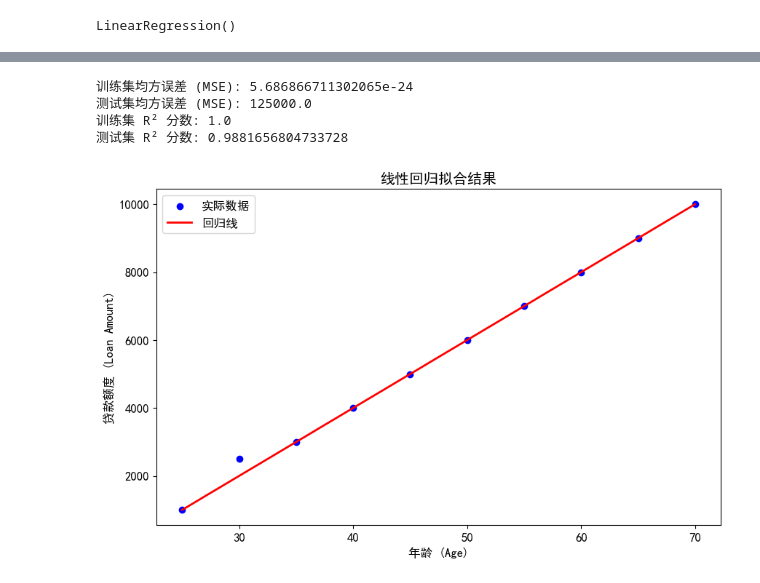
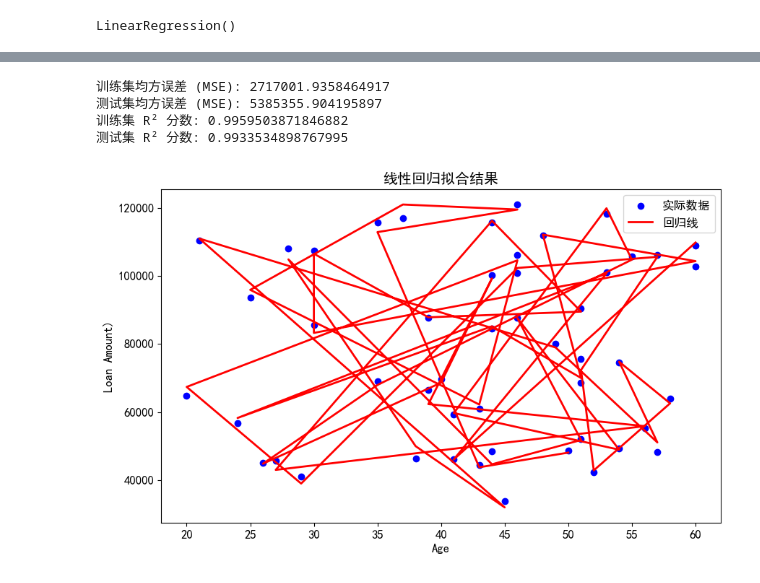
Before and after one commit to jianxi-Erin/Note, a Jupyter notebook: src/python/model_test/线性回归/main.ipynb, the cells around one changed output, grey strips where cells are left out. Cells and saved outputs as stored; diff of their text form; code cells hidden in the pictures.

```diff
--- a/src/python/model_test/线性回归/main.ipynb
+++ b/src/python/model_test/线性回归/main.ipynb
@@ -12,7 +12,7 @@ from sklearn.model_selection import train_test_split
 from sklearn.metrics import mean_squared_error, r2_score
 # %%
 # 1. 读取数据
-data = pd.read_csv("loan_data.csv")
+data = pd.read_csv("loan_dataset.csv")
 print("数据预览：")
 print(data.head())
 # %% [output]
@@ -26,7 +26,7 @@ print(data.head())
 # %%
 # 2. 提取特征和目标变量
-X = data[["年龄 (Age)", "年收入 (Income)", "信用评分 (Credit Score)"]].values
-y = data["贷款额度 (Loan Amount)"].values
+X = data[["Age","Income","Credit Score"]].values
+y = data["Loan Amount"].values
 # %%
 # 3. 划分训练集和测试集
 X_train, X_test, y_train, y_test = train_test_split(X, y, test_size=0.2, random_state=42)
@@ -52,27 +74,27 @@ print(f"测试集均方误差 (MSE): {mse_test}")
 print(f"训练集 R² 分数: {r2_train}")
 print(f"测试集 R² 分数: {r2_test}")
 # %% [output]
-训练集均方误差 (MSE): 5.686866711302065e-24
-测试集均方误差 (MSE): 125000.0
-训练集 R² 分数: 1.0
-测试集 R² 分数: 0.9881656804733728
+训练集均方误差 (MSE): 2717001.9358464917
+测试集均方误差 (MSE): 5385355.904195897
+训练集 R² 分数: 0.9959503871846882
+测试集 R² 分数: 0.9933534898767995
 # %%
 # 7. 可视化结果
 # 由于是多特征数据，我们选择一个特征（如年龄）进行可视化
 import matplotlib.pyplot as plt
 import matplotlib
 
 # 设置全局字体为支持中文的字体
 matplotlib.rcParams['font.family'] = 'SimHei'  # Windows 系统使用黑体
 matplotlib.rcParams['font.size'] = 12  # 设置字体大小
 matplotlib.rcParams['axes.unicode_minus'] = False  # 正确显示负号
 plt.figure(figsize=(10, 6))
-plt.scatter(data["年龄 (Age)"], data["贷款额度 (Loan Amount)"], color="blue", label="实际数据")
-plt.plot(data["年龄 (Age)"], model.predict(X), color="red", linewidth=2, label="回归线")
-plt.xlabel("年龄 (Age)")
-plt.ylabel("贷款额度 (Loan Amount)")
+plt.scatter(data["Age"], data["Loan Amount"], color="blue", label="实际数据")
+plt.plot(data["Age"], model.predict(X), color="red", linewidth=2, label="回归线")
+plt.xlabel("Age")
+plt.ylabel("Loan Amount)")
 plt.title("线性回归拟合结果")
 plt.legend()
 plt.show()
 # %% [output]
-[figure, old version]
+[figure, new version]
```
Also changed, not shown: parts of 2 cells of this notebook, 4 other files.
